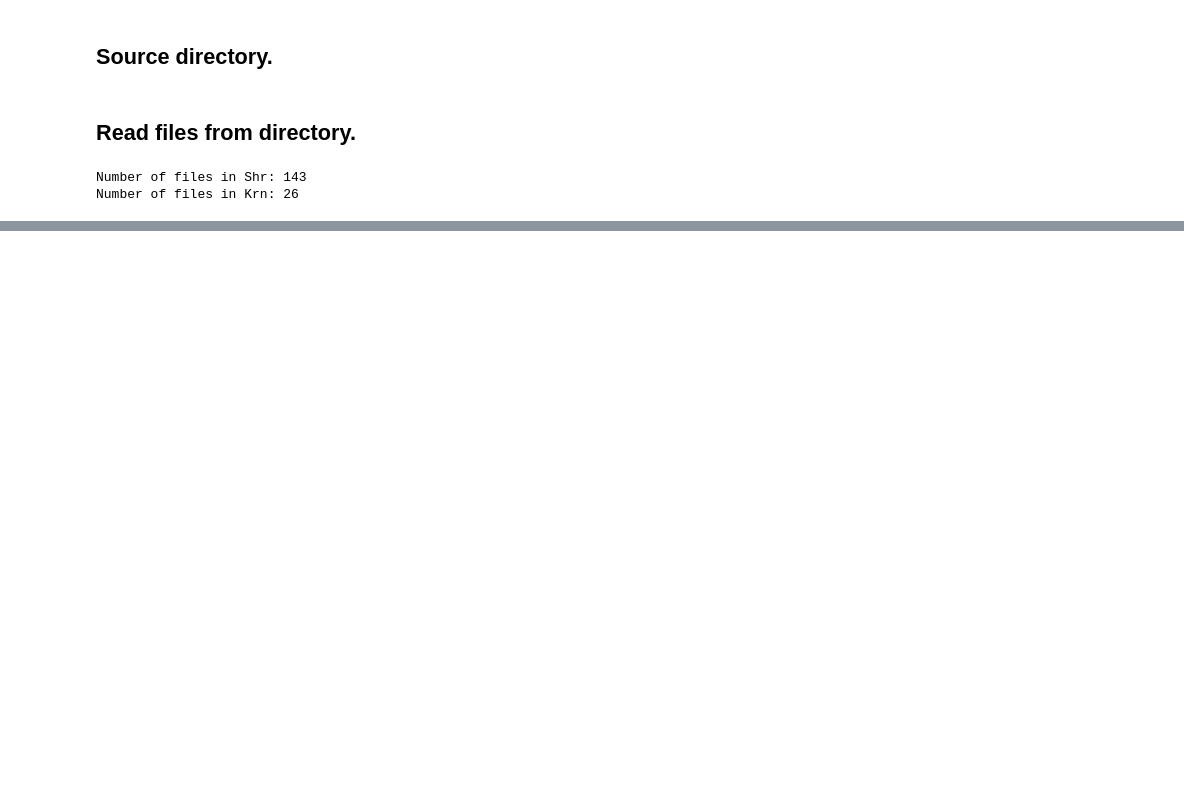
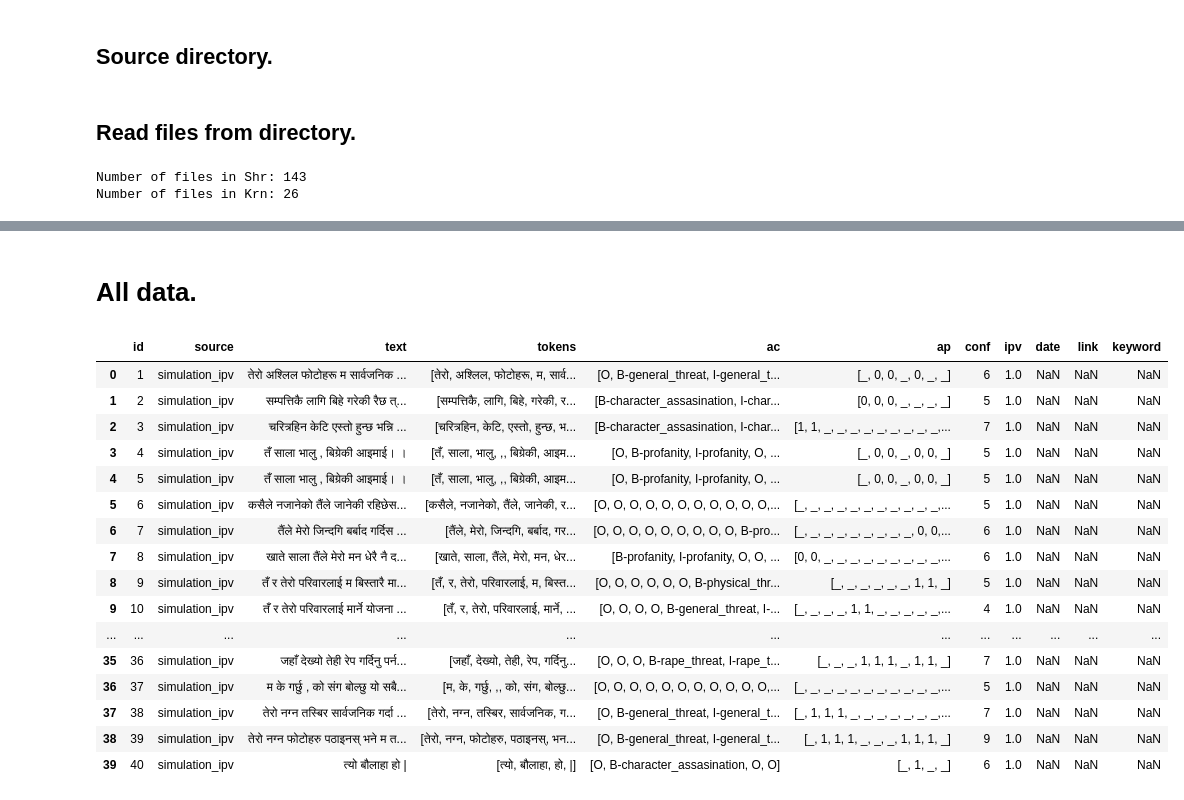
Before and after one commit to naamiinepal/IPV-detection, a Jupyter notebook: annotation/notebooks_annotation/accumulate.ipynb, the cells around one changed output, grey strips where cells are left out. Cells and saved outputs as stored; diff of their text form; code cells hidden in the pictures; blank space fills up the shorter version.

```diff
--- a/annotation/notebooks_annotation/accumulate.ipynb
+++ b/annotation/notebooks_annotation/accumulate.ipynb
@@ -77,0 +538,2 @@ array(['batch_ipv_0-10.tsv', 'batch_ipv_10-20.tsv',
+# %% [markdown]
+# All data.
@@ -77,0 +545,20 @@ array(['batch_ipv_0-10.tsv', 'batch_ipv_10-20.tsv',
+# %%
+df.head(40)
+# %% [output]
+|  | id | source | text | tokens | ac | ap | conf | ipv | date | link | keyword |
+| 0 | 1 | simulation_ipv | ﻿तेरो अश्लिल फोटोहरू म सार्वजनिक ... | [﻿तेरो, अश्लिल, फोटोहरू, म, सार्व... | [O, B-general_threat, I-general_t... | [_, 0, 0, _, 0, _, _] | 6 | 1.0 | NaN | NaN | NaN |
+| 1 | 2 | simulation_ipv | सम्पत्तिकै लागि बिहे गरेकी रैछ त्... | [सम्पत्तिकै, लागि, बिहे, गरेकी, र... | [B-character_assasination, I-char... | [0, 0, 0, _, _, _, _] | 5 | 1.0 | NaN | NaN | NaN |
+| 2 | 3 | simulation_ipv | चरित्रहिन केटि एस्तो हुन्छ भन्नि ... | [चरित्रहिन, केटि, एस्तो, हुन्छ, भ... | [B-character_assasination, I-char... | [1, 1, _, _, _, _, _, _, _, _, _,... | 7 | 1.0 | NaN | NaN | NaN |
+| 3 | 4 | simulation_ipv | तँ साला भालु , बिग्रेकी आइमाई। । | [तँ, साला, भालु, ,, बिग्रेकी, आइम... | [O, B-profanity, I-profanity, O, ... | [_, 0, 0, _, 0, 0, _] | 5 | 1.0 | NaN | NaN | NaN |
+| 4 | 5 | simulation_ipv | तँ साला भालु , बिग्रेकी आइमाई। । | [तँ, साला, भालु, ,, बिग्रेकी, आइम... | [O, B-profanity, I-profanity, O, ... | [_, 0, 0, _, 0, 0, _] | 5 | 1.0 | NaN | NaN | NaN |
+| 5 | 6 | simulation_ipv | कसैले नजानेको तैंले जानेकी रहिछेस... | [कसैले, नजानेको, तैंले, जानेकी, र... | [O, O, O, O, O, O, O, O, O, O, O,... | [_, _, _, _, _, _, _, _, _, _, _,... | 5 | 1.0 | NaN | NaN | NaN |
+| 6 | 7 | simulation_ipv | तैंले मेरो जिन्दगि बर्बाद गर्दिस ... | [तैंले, मेरो, जिन्दगि, बर्बाद, गर... | [O, O, O, O, O, O, O, O, O, B-pro... | [_, _, _, _, _, _, _, _, _, 0, 0,... | 6 | 1.0 | NaN | NaN | NaN |
+| 7 | 8 | simulation_ipv | खाते साला तैंले मेरो मन धेरै नै द... | [खाते, साला, तैंले, मेरो, मन, धेर... | [B-profanity, I-profanity, O, O, ... | [0, 0, _, _, _, _, _, _, _, _, _,... | 6 | 1.0 | NaN | NaN | NaN |
+| 8 | 9 | simulation_ipv | तँ र तेरो परिवारलाई म बिस्तारै मा... | [तँ, र, तेरो, परिवारलाई, म, बिस्त... | [O, O, O, O, O, O, B-physical_thr... | [_, _, _, _, _, _, 1, 1, _] | 5 | 1.0 | NaN | NaN | NaN |
+| 9 | 10 | simulation_ipv | तँ र तेरो परिवारलाई मार्ने योजना ... | [तँ, र, तेरो, परिवारलाई, मार्ने, ... | [O, O, O, O, B-general_threat, I-... | [_, _, _, _, 1, 1, _, _, _, _, _,... | 4 | 1.0 | NaN | NaN | NaN |
+| ... | ... | ... | ... | ... | ... | ... | ... | ... | ... | ... | ... |
+| 35 | 36 | simulation_ipv | जहाँ देख्यो तेही रेप गर्दिनु पर्न... | [जहाँ, देख्यो, तेही, रेप, गर्दिनु... | [O, O, O, B-rape_threat, I-rape_t... | [_, _, _, 1, 1, 1, _, 1, 1, _] | 7 | 1.0 | NaN | NaN | NaN |
+| 36 | 37 | simulation_ipv | म के गर्छु , को संग बोल्छु यो सबै... | [म, के, गर्छु, ,, को, संग, बोल्छु... | [O, O, O, O, O, O, O, O, O, O, O,... | [_, _, _, _, _, _, _, _, _, _, _,... | 5 | 1.0 | NaN | NaN | NaN |
+| 37 | 38 | simulation_ipv | तेरो नग्न तस्बिर सार्वजनिक गर्दा ... | [तेरो, नग्न, तस्बिर, सार्वजनिक, ग... | [O, B-general_threat, I-general_t... | [_, 1, 1, 1, _, _, _, _, _, _, _,... | 7 | 1.0 | NaN | NaN | NaN |
+| 38 | 39 | simulation_ipv | तेरो नग्न फोटोहरु पठाइनस् भने म त... | [तेरो, नग्न, फोटोहरु, पठाइनस्, भन... | [O, B-general_threat, I-general_t... | [_, 1, 1, 1, _, _, _, 1, 1, 1, _] | 9 | 1.0 | NaN | NaN | NaN |
+| 39 | 40 | simulation_ipv | त्यो बौलाहा हो | | [त्यो, बौलाहा, हो, |] | [O, B-character_assasination, O, O] | [_, 1, _, _] | 6 | 1.0 | NaN | NaN | NaN |
```
Also changed, not shown: parts of 57 cells of this notebook.
